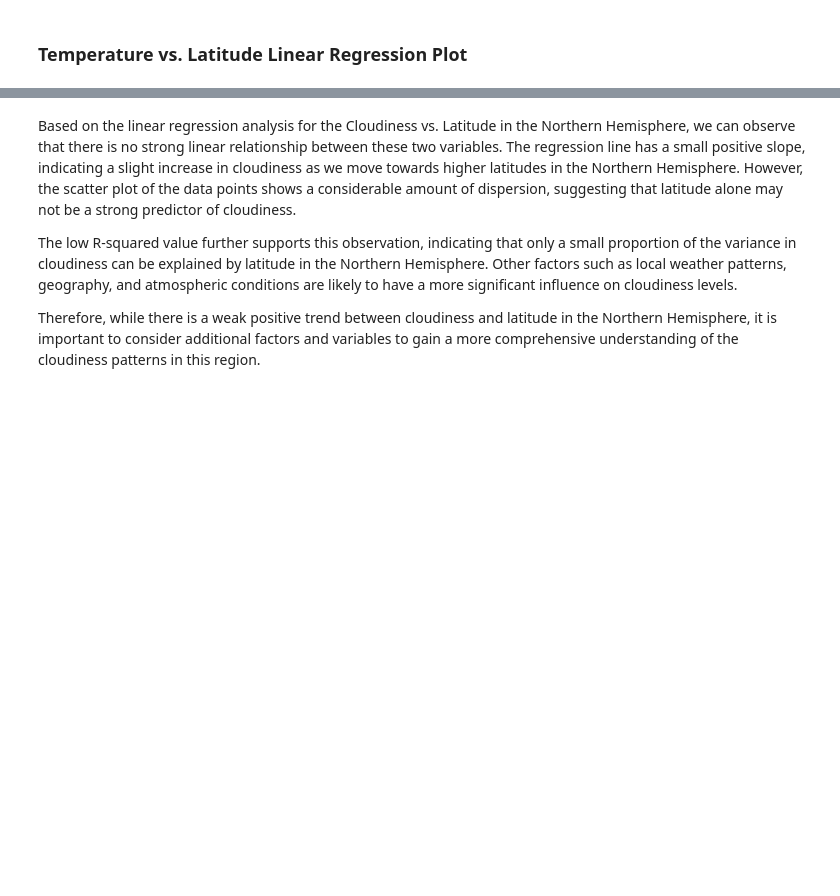
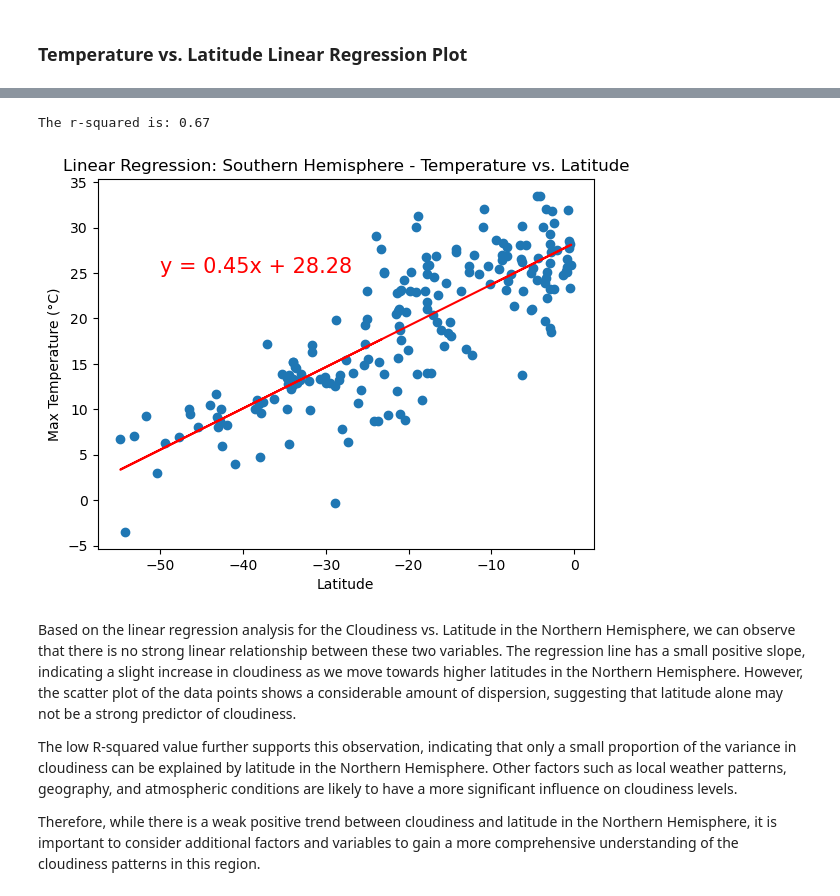
Before and after one commit to EthanM84/python-api-challenge, a Jupyter notebook: python-api-challenge/WeatherPy/WeatherPy.ipynb, the cells around one changed output, grey strips where cells are left out. Drawn from its saved outputs; the diff is of its cells as text; code cells hidden in the pictures; blank space fills up the shorter version.

```diff
--- a/python-api-challenge/WeatherPy/WeatherPy.ipynb
+++ b/python-api-challenge/WeatherPy/WeatherPy.ipynb
@@ -315,9 +390,12 @@ plot_linear_regression(x_values, y_values, "Linear Regression: Northern Hemisphe
 # %%
 # Perform linear regression on Southern Hemisphere temperature vs latitude
 x_values = southern_hemi_df["Lat"]
 y_values = southern_hemi_df["Max Temp"]
 plot_linear_regression(x_values, y_values, "Linear Regression: Southern Hemisphere - Temperature vs. Latitude",
-                       "Latitude", "Max Temperature (°C)", (-50, 40))
+                       "Latitude", "Max Temperature (°C)", (-50, 25))
+# %% [output]
+The r-squared is: 0.67
+[figure, added]
 # %% [markdown]
 Based on the linear regression analysis for the Cloudiness vs. Latitude in the Northern Hemisphere, we can observe that there is no strong linear relationship between these two variables. The regression line has a small positive slope, indicating a slight increase in cloudiness as we move towards higher latitudes in the Northern Hemisphere. However, the scatter plot of the data points shows a considerable amount of dispersion, suggesting that latitude alone may not be a strong predictor of cloudiness.
 
```
Also changed, not shown: parts of 18 cells of this notebook, 6 other files.
